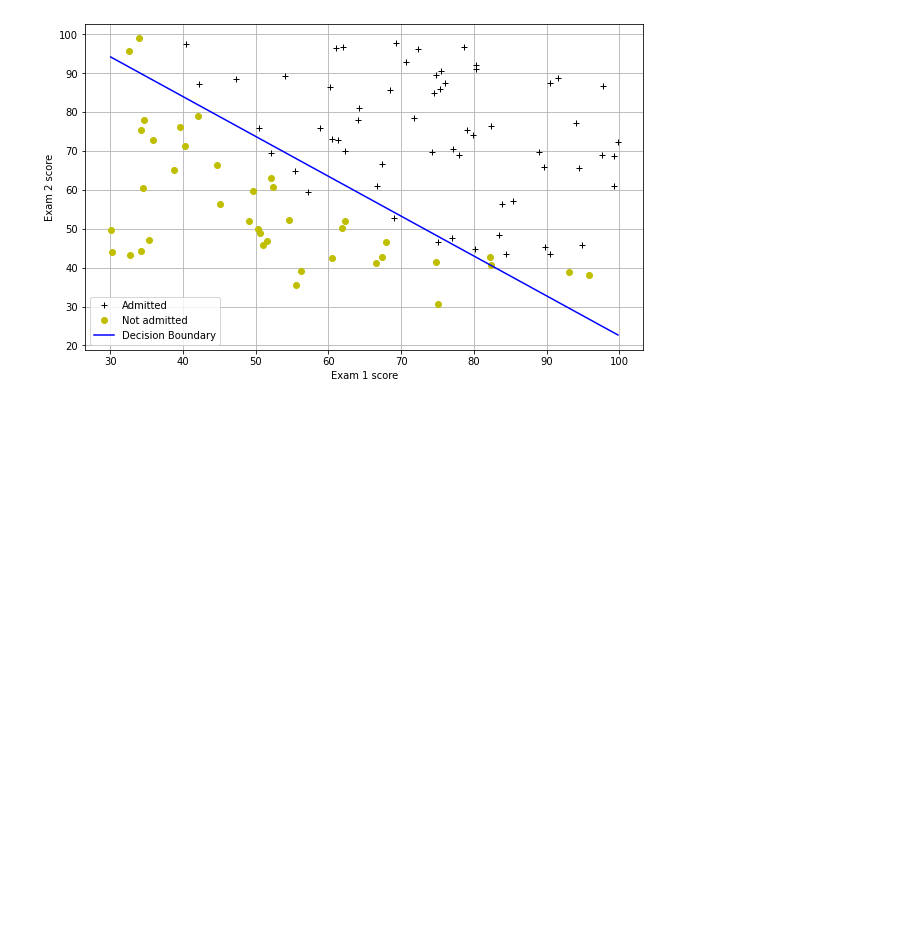
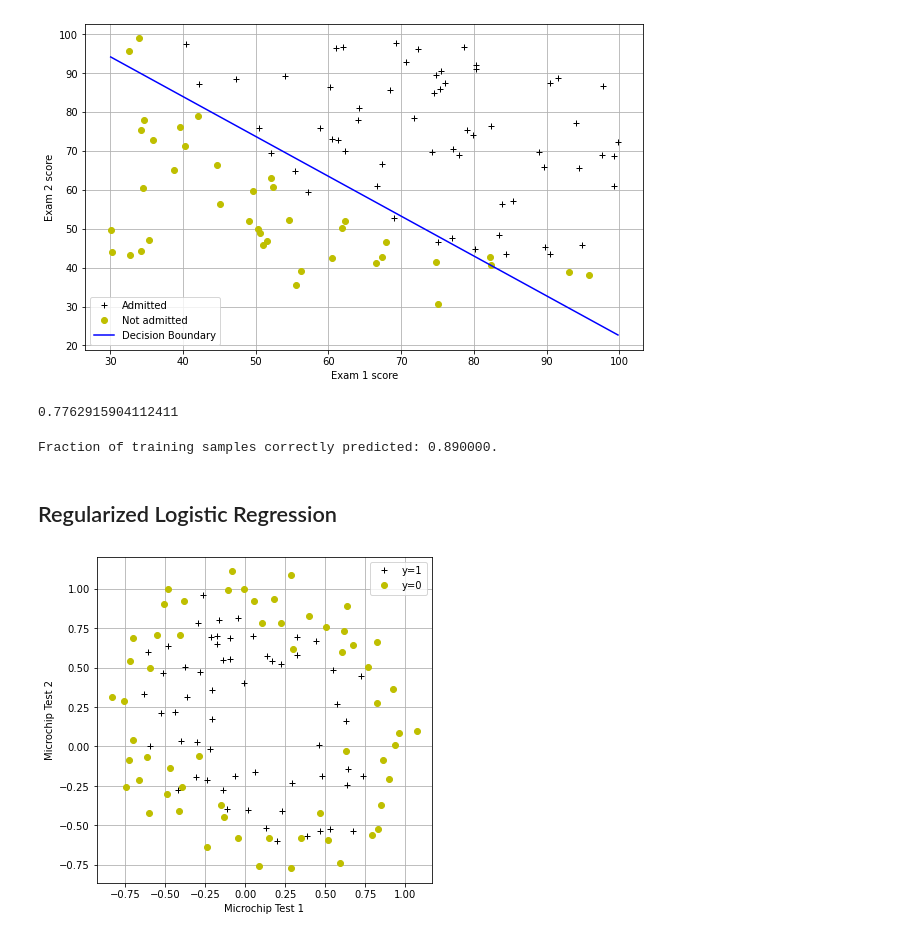
Before and after one commit to MiyamaRemi/Machine-Learning-ex, a Jupyter notebook: ml_ipynb/ex2/ex2.ipynb, the cells around one changed output. Saved outputs shown, nothing was run; the diff lists cells and outputs as text; code cells hidden in the pictures; blank space fills up the shorter version.

Commit message:
regularized logistic

```diff
--- a/ml_ipynb/ex2/ex2.ipynb
+++ b/ml_ipynb/ex2/ex2.ipynb
@@ -88,3 +88,49 @@ plt.legend()
 # %% [output]
 <matplotlib.legend.Legend at 0x...>
 [figure]
+# %%
+#For a student with an Exam 1 score of 45 and an Exam 2 score of 85,
+#you should expect to see an admission probability of 0.776.
+print(h(theta,np.array([1, 45.,85.])))
+# %% [output]
+0.7762915904112411
+# %%
+def makePrediction(mytheta, myx):
+    return h(mytheta,myx) >= 0.5
+
+pos_correct = float(np.sum(makePrediction(theta,pos)))
+neg_correct = float(np.sum(np.invert(makePrediction(theta,neg))))
+tot = len(pos)+len(neg)
+prcnt_correct = float(pos_correct+neg_correct)/tot
+print("Fraction of training samples correctly predicted: %f." % prcnt_correct)
+# %% [output]
+Fraction of training samples correctly predicted: 0.890000.
+# %% [markdown]
+## Regularized Logistic Regression
+# %%
+datafile = 'data/ex2data2.txt'
+#!head $datafile
+cols = np.loadtxt(datafile,delimiter=',',usecols=(0,1,2),unpack=True) #Read in comma separated data
+##Form the usual "X" matrix and "y" vector
+X = np.transpose(np.array(cols[:-1]))
+y = np.transpose(np.array(cols[-1:]))
+m = y.size # number of training examples
+##Insert the usual column of 1's into the "X" matrix
+X = np.insert(X,0,1,axis=1)
+# %%
+pos = np.array([X[i] for i in range(X.shape[0]) if y[i] == 1])
+neg = np.array([X[i] for i in range(X.shape[0]) if y[i] == 0])
+# %%
+def plotData():
+    plt.plot(pos[:,1],pos[:,2],'k+',label='y=1')
+    plt.plot(neg[:,1],neg[:,2],'yo',label='y=0')
+    plt.xlabel('Microchip Test 1')
+    plt.ylabel('Microchip Test 2')
+    plt.legend()
+    plt.grid(True)
+
+#Draw it square to emphasize circular features
+plt.figure(figsize=(6,6))
+plotData()
+# %% [output]
+[figure, added]
```
